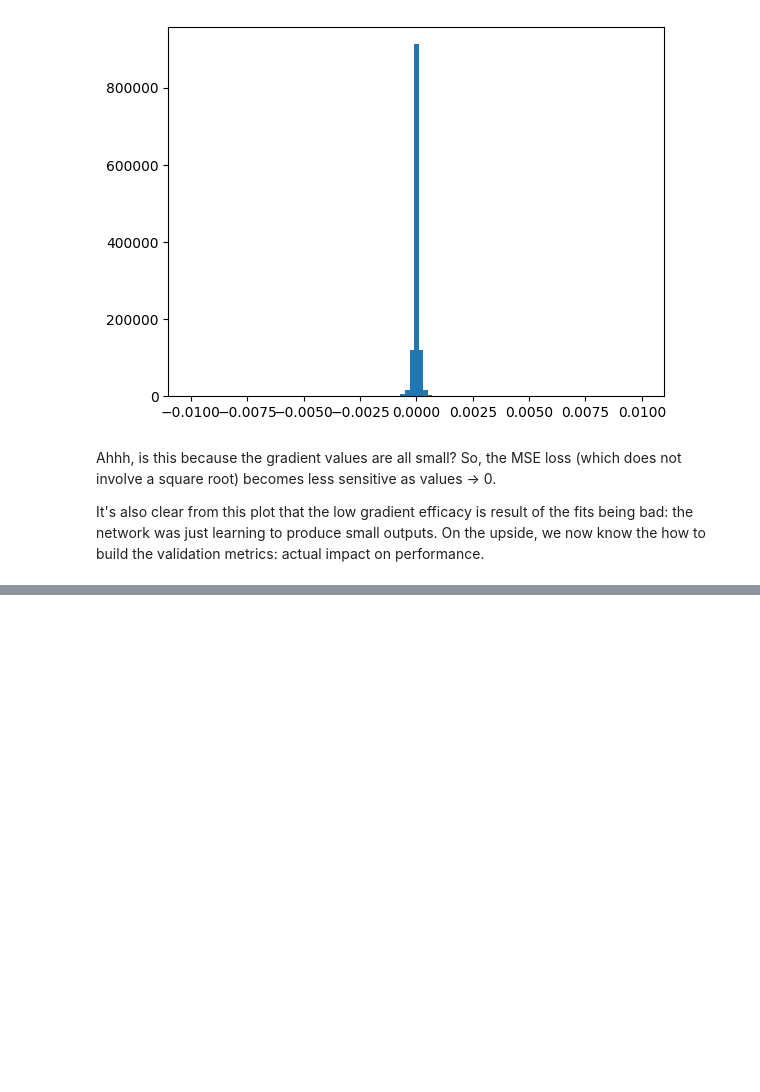
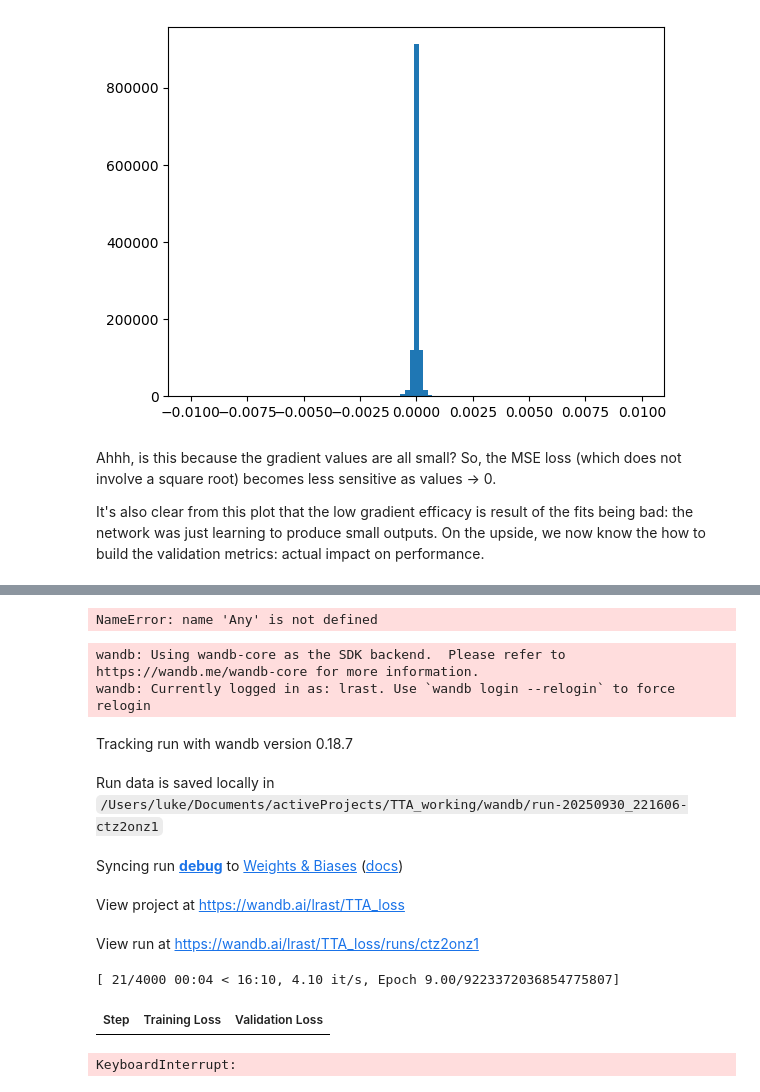
Before and after one commit to lrast/loss_function_learning, a Jupyter notebook: 1.0-loss_function_learning.ipynb, the cells around one changed output, grey strips where cells are left out. Saved outputs shown, nothing was run; the diff lists cells and outputs as text; code cells hidden in the pictures; blank space fills up the shorter version.

```diff
--- a/1.0-loss_function_learning.ipynb
+++ b/1.0-loss_function_learning.ipynb
@@ -1018,0 +1027,13 @@ It's also clear from this plot that the low gradient efficacy is result of the f
+# %%
+from loss_models import ActivityGradientDataDict, EmbeddingToGradient
+
+classifier_model = ClassifierWithTTA.load_from_file('vit2_full_sync')
+
+tiny_train = torch.utils.data.Subset(train, range(16))
+tiny_val = torch.utils.data.Subset(train, range(32))
+activity_ds = ActivityGradientDataDict(classifier_model, classifier_model.embedding.vit, tiny_train, val,
+                                      device='mps')
+
+gradient_model = EmbeddingToGradient(num_hidden_layers=8)
+# %% [output]
+NameError: name 'Any' is not defined
@@ -1018,0 +1116,15 @@ It's also clear from this plot that the low gradient efficacy is result of the f
+# %%
+wandb.init(project="TTA_loss", name="debug")
+trainer.train()
+wandb.finish()
+# %% [output]
+wandb: Using wandb-core as the SDK backend.  Please refer to https://wandb.me/wandb-core for more information.
+wandb: Currently logged in as: lrast. Use `wandb login --relogin` to force relogin
+Tracking run with wandb version 0.18.7
+Run data is saved locally in /Users/luke/Documents/activeProjects/TTA_working/wandb/run-20250930_221606-ctz2onz1
+Syncing run debug to Weights & Biases (docs)
+View project at https://wandb.ai/lrast/TTA_loss
+View run at https://wandb.ai/lrast/TTA_loss/runs/ctz2onz1
+[ 21/4000 00:04 < 16:10, 4.10 it/s, Epoch 9.00/9223372036854775807]
+| Step | Training Loss | Validation Loss |
+KeyboardInterrupt:
```
Also changed, not shown: parts of 7 cells of this notebook, 2 other files.
